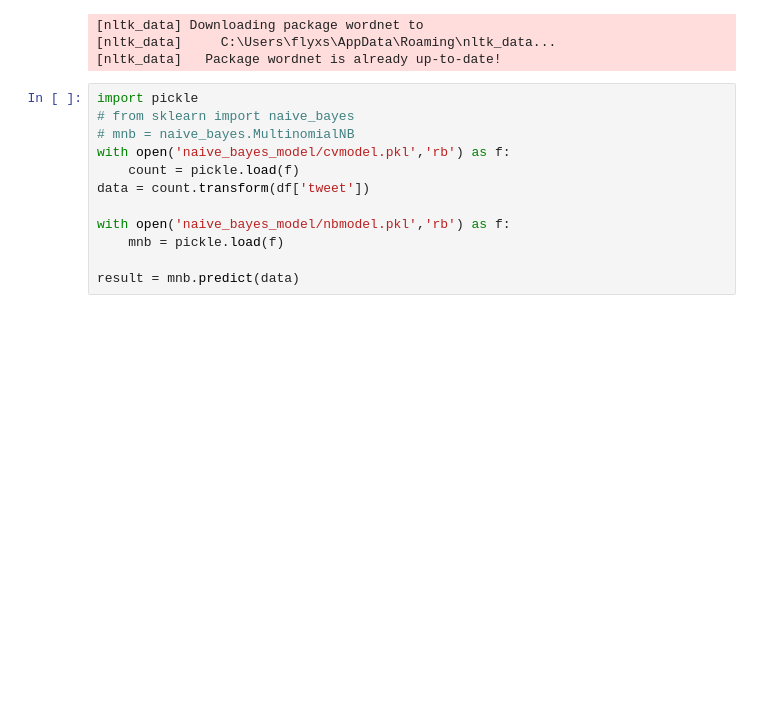
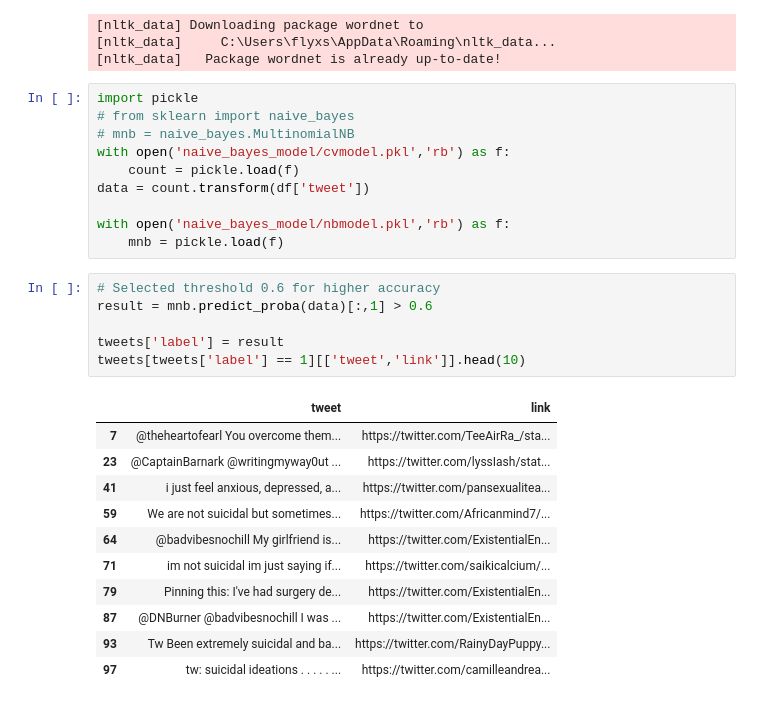
Before and after one commit to Fei-X/twitter_suicidal_tendency, a Jupyter notebook: demo.ipynb, the cells around one changed output. Saved outputs shown, nothing was run; the diff lists cells and outputs as text; blank space fills up the shorter version.

```diff
--- a/demo.ipynb
+++ b/demo.ipynb
@@ -92,6 +92,22 @@ data = count.transform(df['tweet'])
 
 with open('naive_bayes_model/nbmodel.pkl','rb') as f:
     mnb = pickle.load(f)
-
-result = mnb.predict(data)
+# %%
+# Selected threshold 0.6 for higher accuracy
+result = mnb.predict_proba(data)[:,1] > 0.6
+
+tweets['label'] = result
+tweets[tweets['label'] == 1][['tweet','link']].head(10)
+# %% [output]
+|  | tweet | link |
+| 7 | @theheartofearl You overcome them... | https://twitter.com/TeeAirRa_/sta... |
+| 23 | @CaptainBarnark @writingmyway0ut ... | https://twitter.com/lyssIash/stat... |
+| 41 | i just feel anxious, depressed, a... | https://twitter.com/pansexualitea... |
+| 59 | We are not suicidal but sometimes... | https://twitter.com/Africanmind7/... |
+| 64 | @badvibesnochill My girlfriend is... | https://twitter.com/ExistentialEn... |
+| 71 | im not suicidal im just saying if... | https://twitter.com/saikicalcium/... |
+| 79 | Pinning this: I've had surgery de... | https://twitter.com/ExistentialEn... |
+| 87 | @DNBurner @badvibesnochill I was ... | https://twitter.com/ExistentialEn... |
+| 93 | Tw Been extremely suicidal and ba... | https://twitter.com/RainyDayPuppy... |
+| 97 | tw: suicidal ideations . . . . . ... | https://twitter.com/camilleandrea... |
 # %%
```
Also changed, not shown: parts of 2 cells of this notebook, 1 other file.
